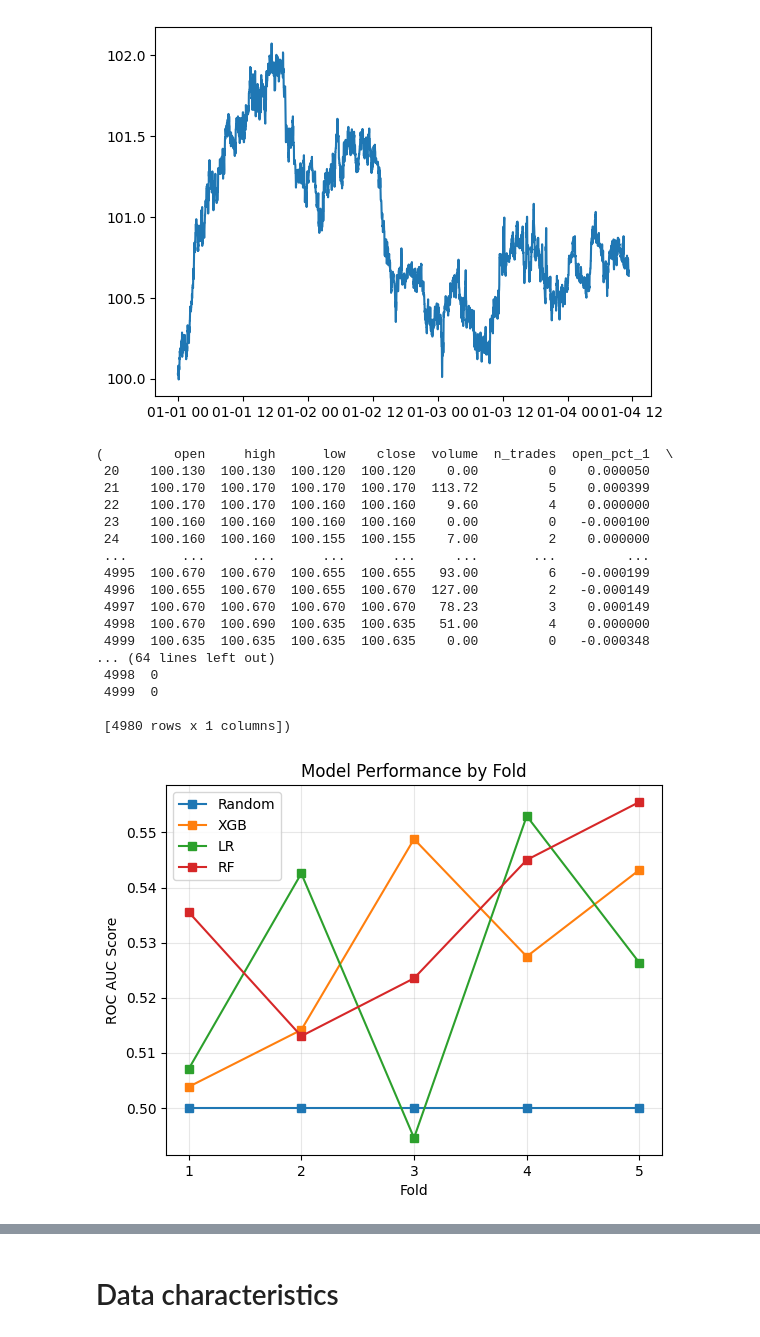
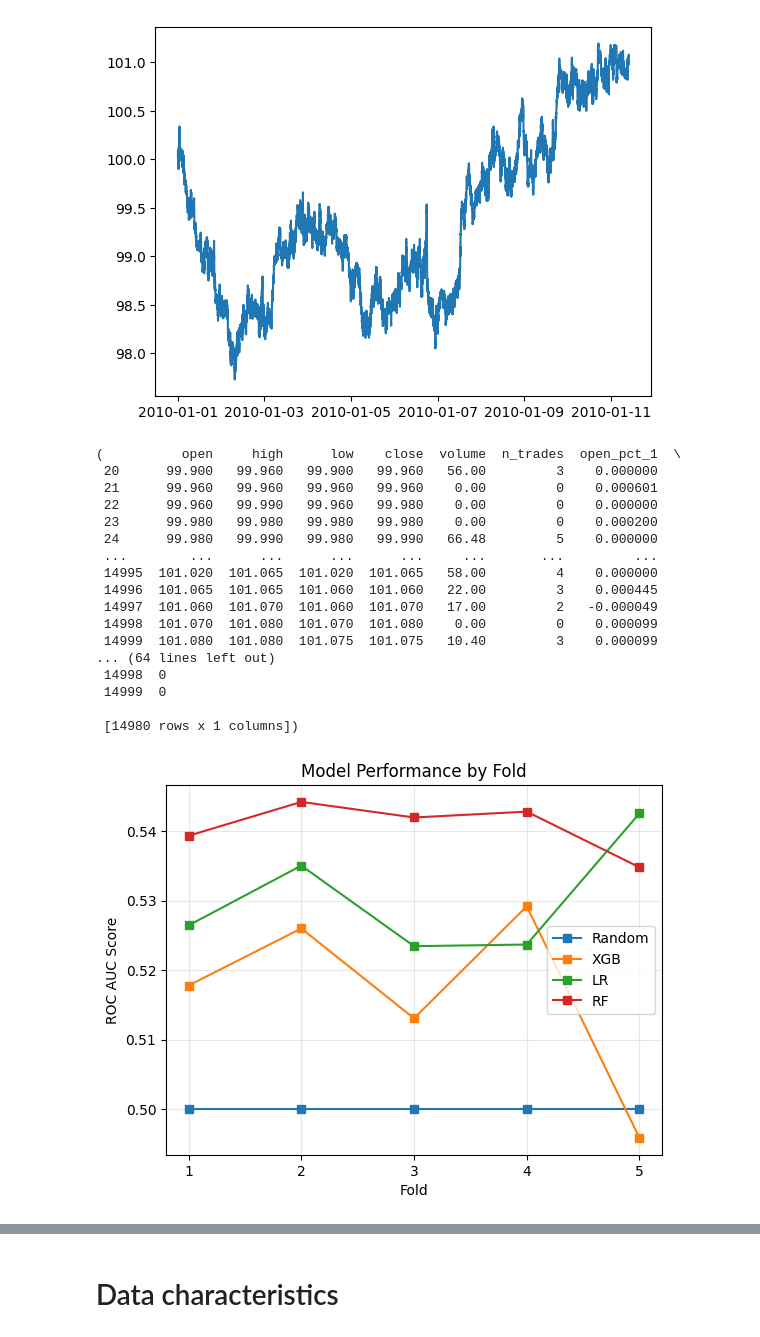
Before and after one commit to lucameriano/coding_hsg, a Jupyter notebook: prediction.ipynb, the cells around one changed output, grey strips where cells are left out. Cells and saved outputs as stored; diff of their text form; code cells hidden in the pictures.

```diff
--- a/prediction.ipynb
+++ b/prediction.ipynb
@@ -1,18 +1,18 @@
 # %%
 import numpy as np
 import matplotlib.pyplot as plt
 import pandas as pd
 from participants import simulate, prepare_data
 
 # Run the simulation and prepare the data
-n = 50_000
-timestamped_data = simulate(decisions=n, seed=5)
+n = 150_000
+timestamped_data = simulate(decisions=n, seed=50)
 ohlcv = prepare_data(timestamped_data, verbose=False)
 plt.plot(ohlcv["close"])
 plt.show()
 ohlcv = ohlcv.reset_index()
 # %% [output]
-[figure, old version]
+[figure, new version]
 # %%
 # Copy the dataframe ohlcv for further modifications
 X = ohlcv.copy()
@@ -54,23 +54,23 @@ y = X[['y']]
 X = X[[x for x in X.columns if x not in ['y', 'timestamp']]]
 X, y
 # %% [output]
-(         open     high      low    close  volume  n_trades  open_pct_1  \
- 20    100.130  100.130  100.120  100.120    0.00         0    0.000050
- 21    100.170  100.170  100.170  100.170  113.72         5    0.000399
- 22    100.170  100.170  100.160  100.160    9.60         4    0.000000
- 23    100.160  100.160  100.160  100.160    0.00         0   -0.000100
- 24    100.160  100.160  100.155  100.155    7.00         2    0.000000
- ...       ...      ...      ...      ...     ...       ...         ...
- 4995  100.670  100.670  100.655  100.655   93.00         6   -0.000199
- 4996  100.655  100.670  100.655  100.670  127.00         2   -0.000149
- 4997  100.670  100.670  100.670  100.670   78.23         3    0.000149
- 4998  100.670  100.690  100.635  100.635   51.00         4    0.000000
- 4999  100.635  100.635  100.635  100.635    0.00         0   -0.000348
+(          open     high      low    close  volume  n_trades  open_pct_1  \
+ 20      99.900   99.960   99.900   99.960   56.00         3    0.000000
+ 21      99.960   99.960   99.960   99.960    0.00         0    0.000601
+ 22      99.960   99.990   99.960   99.980    0.00         0    0.000000
+ 23      99.980   99.980   99.980   99.980    0.00         0    0.000200
+ 24      99.980   99.990   99.980   99.990   66.48         5    0.000000
+ ...        ...      ...      ...      ...     ...       ...         ...
+ 14995  101.020  101.065  101.020  101.065   58.00         4    0.000000
+ 14996  101.065  101.065  101.060  101.060   22.00         3    0.000445
+ 14997  101.060  101.070  101.060  101.070   17.00         2   -0.000049
+ 14998  101.070  101.080  101.070  101.080    0.00         0    0.000099
+ 14999  101.080  101.080  101.075  101.075   10.40         3    0.000099
 ... (64 lines left out)
- 4998  0
- 4999  0
+ 14998  0
+ 14999  0
 
- [4980 rows x 1 columns])
+ [14980 rows x 1 columns])
 # %%
 from sklearn.model_selection import TimeSeriesSplit
 from sklearn.linear_model import LogisticRegression
@@ -154,7 +154,7 @@ plt.grid(alpha=0.3)
 plt.legend()
 plt.show()
 # %% [output]
-[figure, old version]
+[figure, new version]
 # %%
 # Visualize the selected data
 tscv = TimeSeriesSplit(n_splits=5)
```
Also changed, not shown: parts of 3 cells of this notebook.
